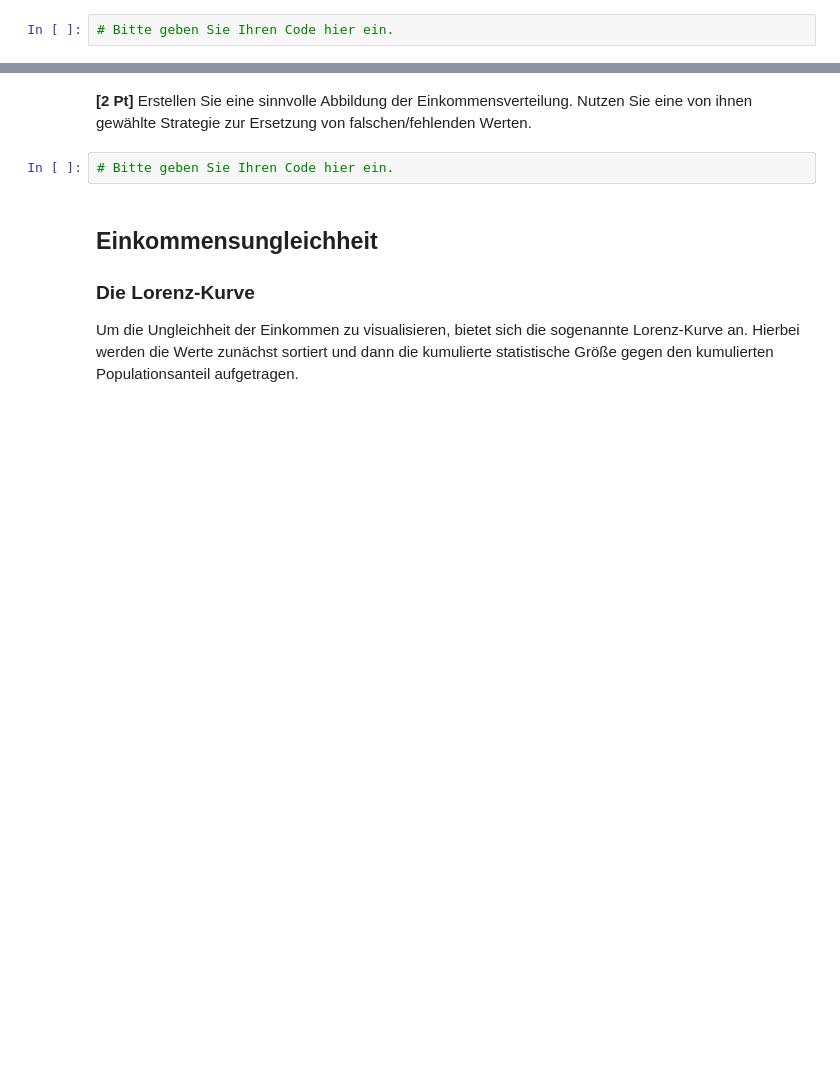
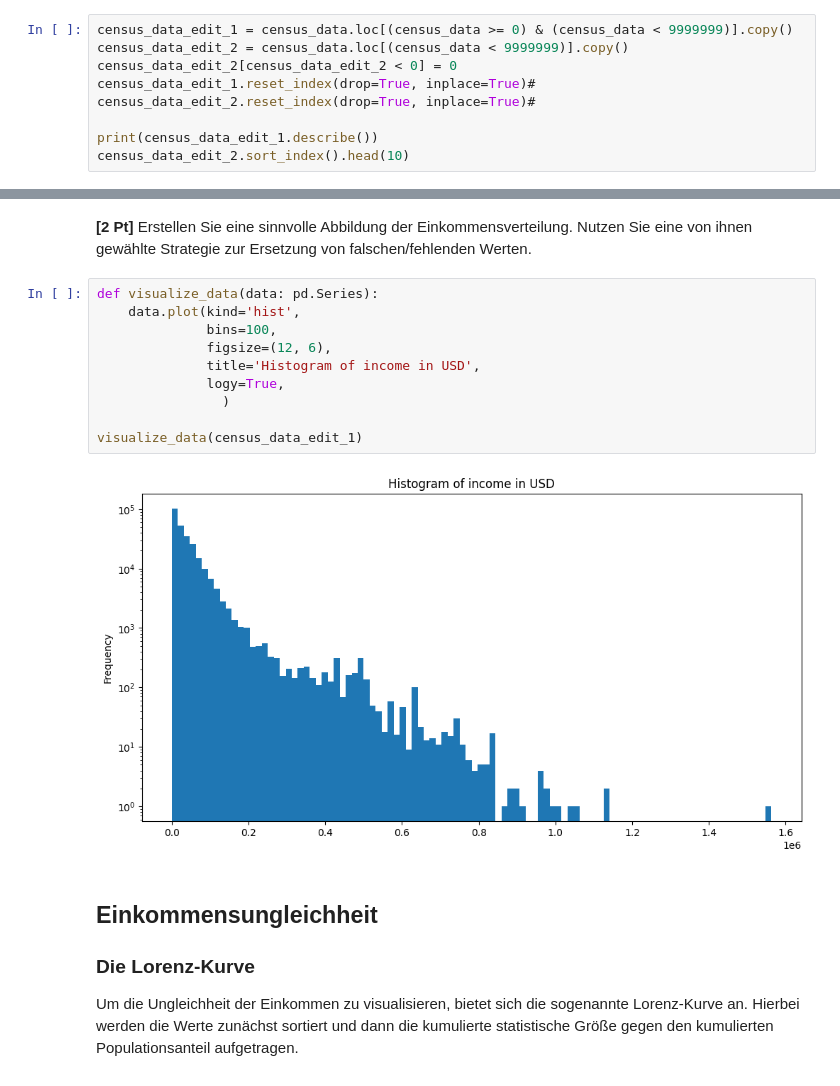
Before and after one commit to TimJoest/Datascience_2, a Jupyter notebook: MNM/Hausaufgaben/03_series/Statistik_und_fehlende_Werte.ipynb, the cells around one changed output, grey strips where cells are left out. Saved outputs shown, nothing was run; the diff lists cells and outputs as text; blank space fills up the shorter version.

```diff
--- a/MNM/Hausaufgaben/03_series/Statistik_und_fehlende_Werte.ipynb
+++ b/MNM/Hausaufgaben/03_series/Statistik_und_fehlende_Werte.ipynb
@@ -34,4 +44,11 @@ census_data = pd.read_stata(data_file.resolve())['inctot']
 # %% [markdown]
 **\[2 Pt\]** Die `Series` enthält eine ganze Menge an offensichtlich falschen Werten. Wie können Sie fehlende und offensichtlich falsche Werte ersetzen? Ersinnen Sie zwei unterschiedliche Strategien und setzen Sie diese um.
 # %%
-# Bitte geben Sie Ihren Code hier ein.
+census_data_edit_1 = census_data.loc[(census_data >= 0) & (census_data < 9999999)].copy()
+census_data_edit_2 = census_data.loc[(census_data < 9999999)].copy()
+census_data_edit_2[census_data_edit_2 < 0] = 0
+census_data_edit_1.reset_index(drop=True, inplace=True)#
+census_data_edit_2.reset_index(drop=True, inplace=True)#
+
+print(census_data_edit_1.describe())
+census_data_edit_2.sort_index().head(10)
@@ -38,7 +76,17 @@ census_data = pd.read_stata(data_file.resolve())['inctot']
 # %% [markdown]
 **\[2 Pt\]** Erstellen Sie eine sinnvolle Abbildung der Einkommensverteilung. Nutzen Sie eine von ihnen gewählte Strategie zur Ersetzung von falschen/fehlenden Werten.
 # %%
-# Bitte geben Sie Ihren Code hier ein.
+def visualize_data(data: pd.Series):
+    data.plot(kind='hist',
+              bins=100,
+              figsize=(12, 6),
+              title='Histogram of income in USD',
+              logy=True,
+                )
+
+visualize_data(census_data_edit_1)
+# %% [output]
+[figure, added]
 # %% [markdown]
 ## Einkommensungleichheit
 
```
Also changed, not shown: parts of 5 cells of this notebook, 2 other files.
